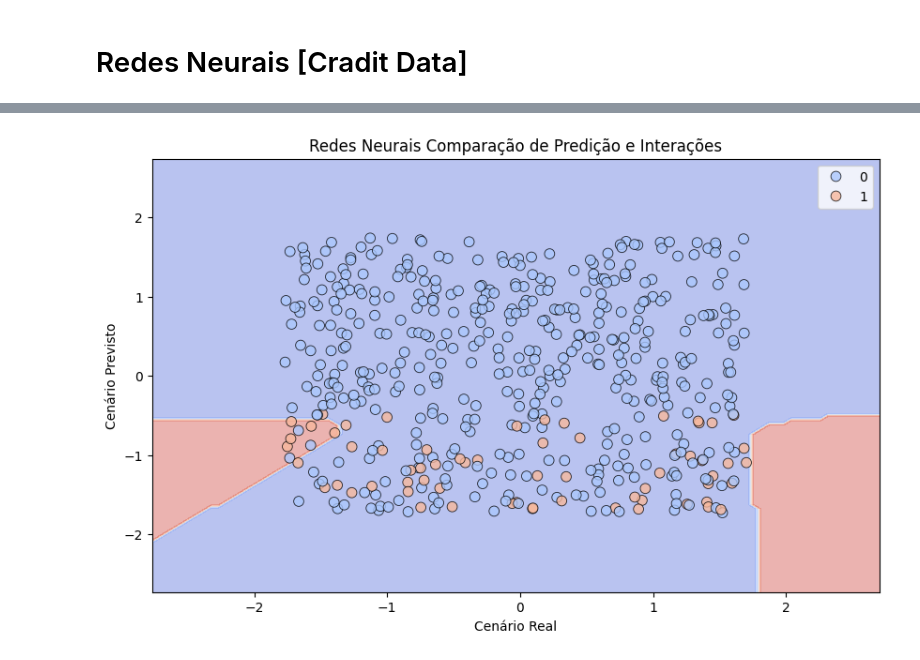
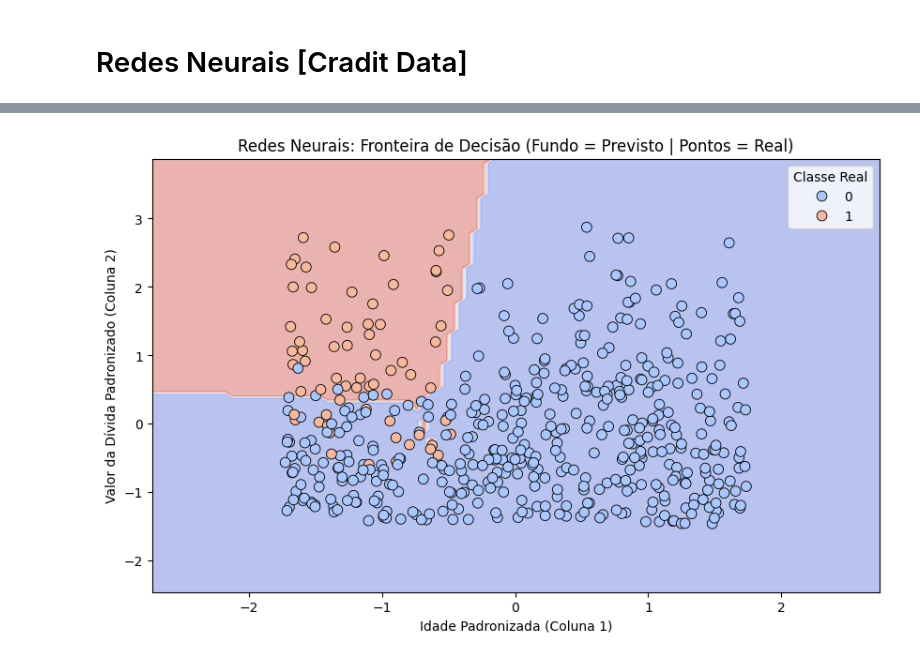
Before and after one commit to VictorPortolani/am-turma5, a Jupyter notebook: RedesNeurais_Aula1027.ipynb, the cells around one changed output, grey strips where cells are left out. Saved outputs shown, nothing was run; the diff lists cells and outputs as text; code cells hidden in the pictures.

```diff
--- a/RedesNeurais_Aula1027.ipynb
+++ b/RedesNeurais_Aula1027.ipynb
@@ -45,32 +42,38 @@ import matplotlib.pyplot as plt
 import seaborn as sns
 from sklearn.inspection import DecisionBoundaryDisplay
 # %%
-x_2d = X_credit_test[:, :2]
+X_2d = X_credit_test[:, 1:3] #Cenário real
+y_2d = y_credit_test
+
 rna_2d = MLPClassifier(**grid_search.best_params_, max_iter=1000, random_state=42)
-rna_2d.fit(x_2d, y_credit_test)
+rna_2d.fit(X_2d, y_2d)
 
 fig, ax = plt.subplots(figsize=(10, 6))
+
 DecisionBoundaryDisplay.from_estimator(
     rna_2d,
-    x_2d,
+    X_2d,
     cmap="coolwarm",
     alpha=0.4,
     ax=ax,
     response_method="predict"
 )
+
 sns.scatterplot(
-    x=x_2d[:, 0],
-    y=x_2d[:, 1],
-    hue=y_credit_test,
+    x=X_2d[:, 0],
+    y=X_2d[:, 1],
+    hue=y_2d,
     palette="coolwarm",
     edgecolor="black",
-    alpha=0.8,
     s=60,
     ax=ax
 )
-plt.title("Redes Neurais Comparação de Predição e Interações")
-plt.xlabel("Cenário Real")
-plt.ylabel("Cenário Previsto")
+#Área azul onde a rede neural previu que iria nascer as bolinhas azuis, o mesmo vale para área vermelha
+
+plt.title("Redes Neurais: Fronteira de Decisão (Fundo = Previsto | Pontos = Real)")
+plt.xlabel("Idade Padronizada (Coluna 1)")
+plt.ylabel("Valor da Dívida Padronizado (Coluna 2)")
+plt.legend(title="Classe Real")
 plt.show()
 # %% [output]
-[figure, old version]
+[figure, new version]
```
Also changed, not shown: parts of 3 cells of this notebook.
